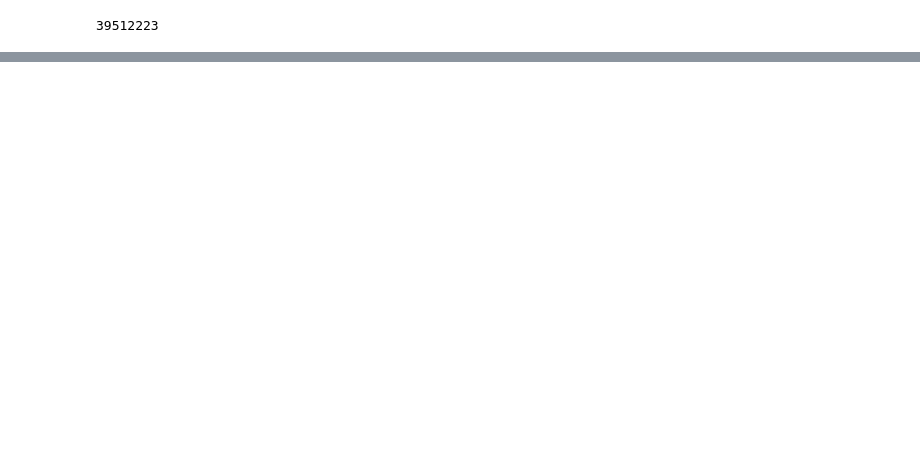
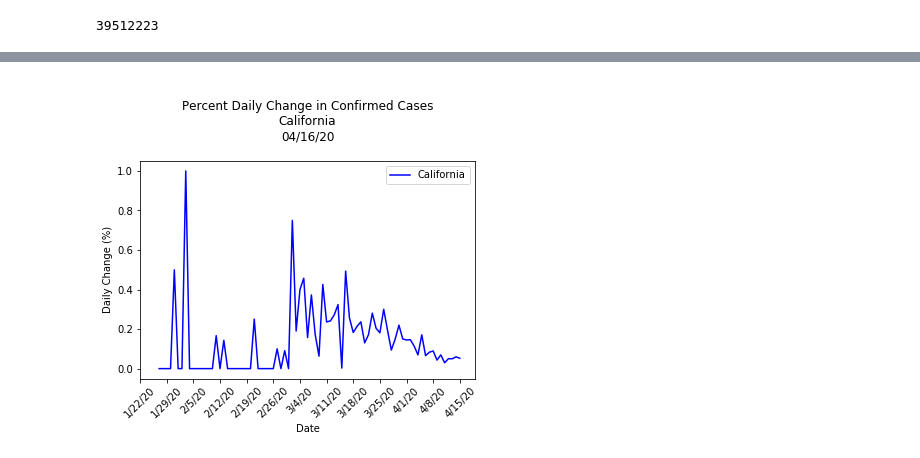
Before and after one commit to aaronrotman/project-one, a Jupyter notebook: main.ipynb, the cells around one changed output, grey strips where cells are left out. Cells and saved outputs as stored; diff of their text form; code cells hidden in the pictures; blank space fills up the shorter version.

```diff
--- a/main.ipynb
+++ b/main.ipynb
@@ -514,0 +520,21 @@ plt.show()
+# %%
+# Plot a time series of the percent daily change in total cases for California
+cali_change_line = plt.plot(cali_change_df, label='California', color='blue')
+
+# Format xticks
+plt.xticks(ticks = range(0, len(national_df), 7), rotation=45)
+
+# Plot title, legend and axis labels
+plt.title(f"""
+Percent Daily Change in Confirmed Cases
+California
+{todays_date}
+""")
+plt.xlabel('Date')
+plt.ylabel('Daily Change (%)')
+plt.legend()
+
+# Display plot
+plt.show()
+# %% [output]
+[figure, added]
```
Also changed, not shown: parts of 4 cells of this notebook.
